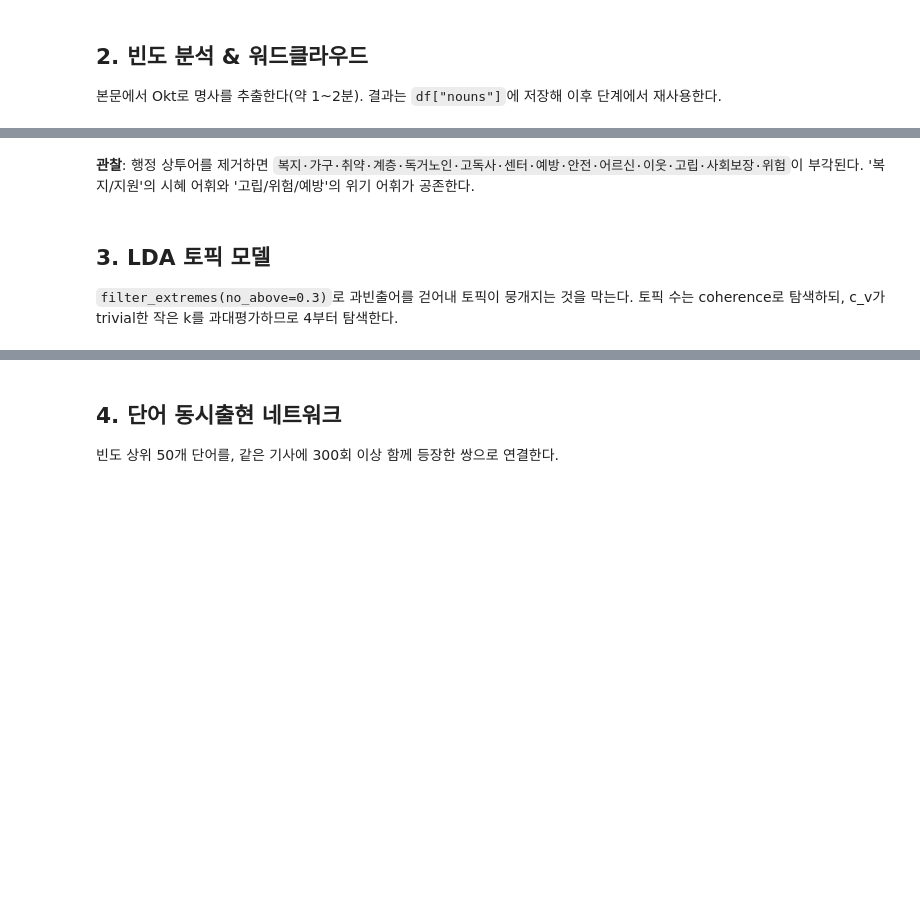
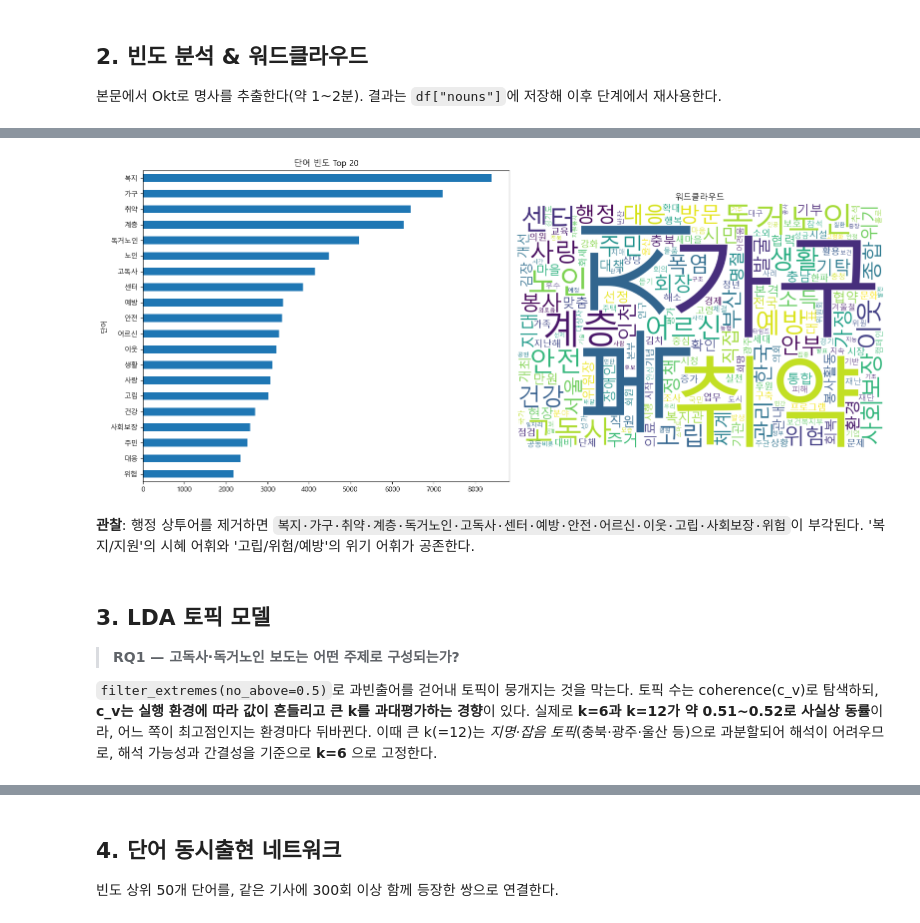
Before and after one commit to composedly13/lonely-death-news-textmining, a Jupyter notebook: notebooks/99_final_report.ipynb, the cells around one changed output, grey strips where cells are left out. Cells and saved outputs as stored; diff of their text form; code cells hidden in the pictures; blank space fills up the shorter version.

```diff
--- a/notebooks/99_final_report.ipynb
+++ b/notebooks/99_final_report.ipynb
@@ -30,12 +58,32 @@
 # %%
-# ② 한글 폰트 설치 (나눔고딕)
-!apt-get -qq install -y fonts-nanum > /dev/null
-
+# ② 한글 폰트 등록 (Colab=나눔고딕 설치 / 로컬=시스템 폰트 자동 탐색)
+import os, sys, glob
 import matplotlib.pyplot as plt
 import matplotlib.font_manager as fm
 
-NANUM = "/usr/share/fonts/truetype/nanum/NanumGothic.ttf"
-fm.fontManager.addfont(NANUM)
-plt.rcParams["font.family"] = "NanumGothic"
-plt.rcParams["axes.unicode_minus"] = False
-print("폰트 등록:", plt.rcParams["font.family"])
+IN_COLAB = "google.colab" in sys.modules
+
+def _setup_korean_font():
+    candidates = []
+    if IN_COLAB:
+        os.system("apt-get -qq install -y fonts-nanum > /dev/null")
+        fm._load_fontmanager(try_read_cache=False)  # 새로 설치한 폰트를 즉시 인식
+    candidates += glob.glob("/usr/share/fonts/truetype/nanum/NanumGothic*.ttf")   # Colab/Linux
+    candidates += [r"C:\Windows\Fonts\malgun.ttf"]                                  # Windows 맑은고딕
+    candidates += ["/System/Library/Fonts/AppleSDGothicNeo.ttc"]                    # macOS
+    candidates += glob.glob("/usr/share/fonts/**/Nanum*.ttf", recursive=True)       # 기타 Linux
+    for path in candidates:
+        if os.path.exists(path):
+            try:
+                fm.fontManager.addfont(path)
+                name = fm.FontProperties(fname=path).get_name()
+            except Exception:
+                continue
+            plt.rcParams["font.family"] = name
+            plt.rcParams["axes.unicode_minus"] = False
+            return name, path
+    return None, None
+
+# FONT_NAME: matplotlib/networkx 라벨용 폰트 '이름' / FONT_PATH: WordCloud용 폰트 '파일경로'
+FONT_NAME, FONT_PATH = _setup_korean_font()
+print("폰트 등록:", FONT_NAME, "|", FONT_PATH or "한글 폰트를 못 찾음 → 글자가 깨질 수 있음")
@@ -210,24 +300,31 @@ freq_df.head(15)
 # %%
 from wordcloud import WordCloud
 
 fig, axes = plt.subplots(1, 2, figsize=(16, 7))
 freq_df.set_index("단어")["빈도"][:20][::-1].plot.barh(ax=axes[0])
 axes[0].set_title("단어 빈도 Top 20")
 
-wc = WordCloud(font_path=NANUM, width=900, height=600,
+wc = WordCloud(font_path=FONT_PATH, width=900, height=600,
                background_color="white", max_words=200
                ).generate_from_frequencies(dict(cnt.most_common(200)))
 axes[1].imshow(wc, interpolation="bilinear"); axes[1].axis("off")
 axes[1].set_title("워드클라우드")
 plt.tight_layout(); plt.show()
+# %% [output]
+[figure, added]
 # %% [markdown]
 **관찰**: 행정 상투어를 제거하면 `복지·가구·취약·계층·독거노인·고독사·센터·예방·안전·어르신·이웃·고립·사회보장·위험`이 부각된다.
 '복지/지원'의 시혜 어휘와 '고립/위험/예방'의 위기 어휘가 공존한다.
 # %% [markdown]
 ## 3. LDA 토픽 모델
 
-`filter_extremes(no_above=0.3)`로 과빈출어를 걷어내 토픽이 뭉개지는 것을 막는다.
-토픽 수는 coherence로 탐색하되, c_v가 trivial한 작은 k를 과대평가하므로 4부터 탐색한다.
+> **RQ1 — 고독사·독거노인 보도는 어떤 주제로 구성되는가?**
+
+`filter_extremes(no_above=0.5)`로 과빈출어를 걷어내 토픽이 뭉개지는 것을 막는다.
+토픽 수는 coherence(c_v)로 탐색하되, **c_v는 실행 환경에 따라 값이 흔들리고 큰 k를 과대평가하는 경향**이 있다.
+실제로 **k=6과 k=12가 약 0.51~0.52로 사실상 동률**이라, 어느 쪽이 최고점인지는 환경마다 뒤바뀐다.
+이때 큰 k(=12)는 *지명·잡음 토픽*(충북·광주·울산 등)으로 과분할되어 해석이 어려우므로,
+해석 가능성과 간결성을 기준으로 **k=6** 으로 고정한다.
 # %%
 from gensim.corpora import Dictionary
 from gensim.models import LdaModel, CoherenceModel
```
Also changed, not shown: parts of 19 cells of this notebook.
